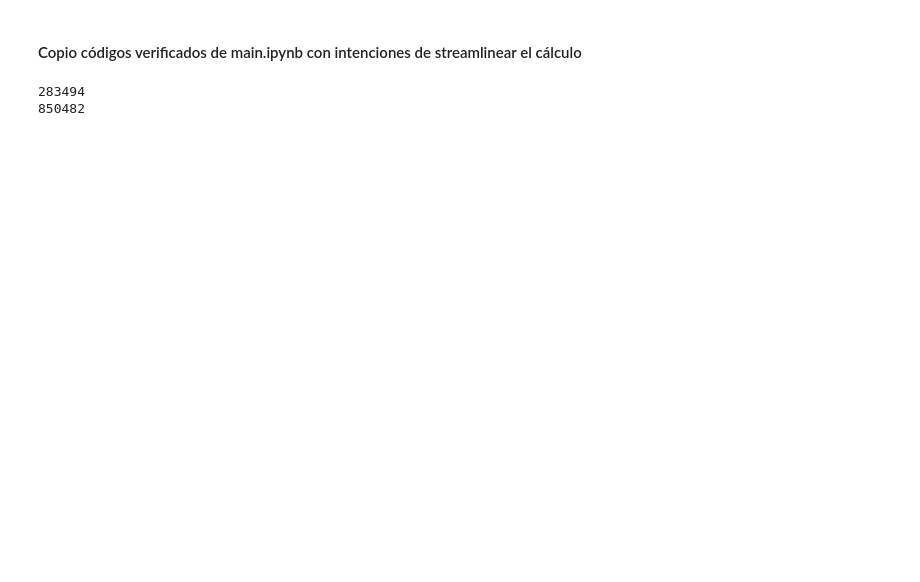
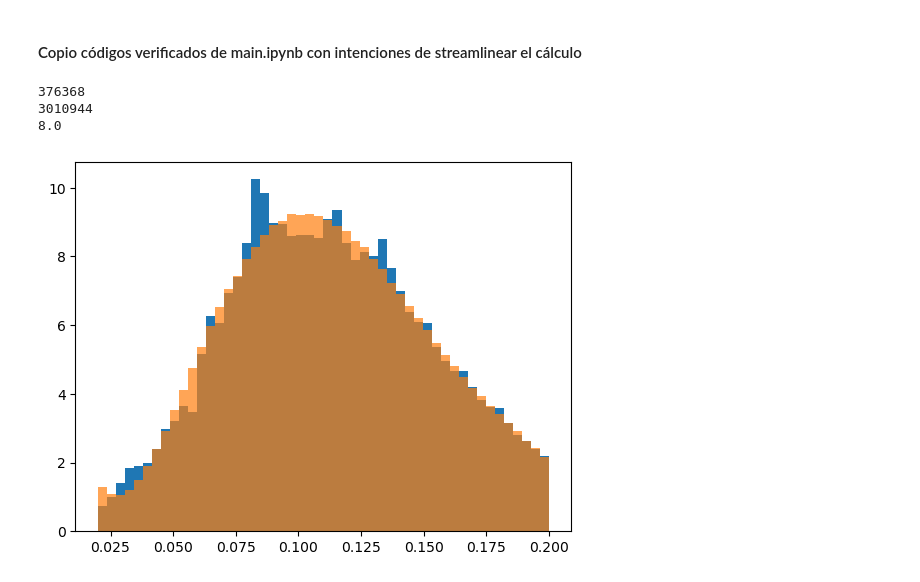
Before and after one commit to FedeDavilaKurban/filbao, a Jupyter notebook: xi_s_v2.ipynb, the cells around one changed output. Saved outputs shown, nothing was run; the diff lists cells and outputs as text; code cells hidden in the pictures; blank space fills up the shorter version.

```diff
--- a/xi_s_v2.ipynb
+++ b/xi_s_v2.ipynb
@@ -14,13 +14,13 @@ def build_cdf_from_parabola(data, vmin, vmax, num_points=10000):
     bin_centers = 0.5 * (bin_edges[:-1] + bin_edges[1:])
 
     # Fit a parabola (second-degree polynomial) to the histogram
-    poly = Polynomial.fit(bin_centers, hist, deg=2)
+    poly = Polynomial.fit(bin_centers, hist, deg=5)
     z_vals = np.linspace(vmin, vmax, num_points)
     pdf_vals = poly(z_vals)
 
     # Ensure the PDF is positive and normalized
     pdf_vals = np.clip(pdf_vals, a_min=0, a_max=None)
-    pdf_vals /= np.trapz(pdf_vals, z_vals)  # Normalize the PDF
+    pdf_vals /= np.trapezoid(pdf_vals, z_vals)  # Normalize the PDF
 
     # Build the CDF
     cdf_vals = np.cumsum(pdf_vals) * (z_vals[1] - z_vals[0])
@@ -47,7 +47,7 @@ def generate_random_catalogue(ra,dec,redshift,nside,nrand):
     # Mark these pixels as valid
     mask[pixels] = 1
 
-    num_randoms = int(10e7)  # Number of random points
+    num_randoms = int(5e7)  # Number of random points
 
     # Generate uniform random RA, Dec
     ra_random = np.random.uniform(0, 360, num_randoms)  # RA: 0 to 360 degrees
@@ -82,11 +82,12 @@ def generate_random_catalogue(ra,dec,redshift,nside,nrand):
 
     print(len(ra))
     print(len(random_data))
+    print(len(random_data)/len(ra))
 
     return random_data
 
 # Load galaxy data
-zmin, zmax = 0.05, 0.15
+zmin, zmax = 0.02, 0.2
 cat_sdss = pd.read_csv('../data/sdss_zmin_0.000_zmax_0.300_sigma_5.0.csv')
 cat_sdss  = cat_sdss[(cat_sdss["red"] >= zmin)*(cat_sdss["red"] <= zmax)]
 cat_sdss = cat_sdss[cat_sdss['mag_abs_r']<-20.5]
@@ -97,13 +98,20 @@ redshift = cat_sdss['red'].values # Redshift
 
 # Set the resolution (nside)
 nside = 128  # Approx 55 arcmin resolution (adjust as needed)
-nrand = 3 # Times the size of the data
+nrand = 8 # Times the size of the data
 
 random_data = generate_random_catalogue(ra,dec,redshift,nside,nrand)
-random_data.to_csv(f'../data/random_sample_healpy_{nside}_{len(random_data)}.csv', index=False)
+#random_data.to_csv(f'../data/random_sample_healpy_{nside}_{len(random_data)}.csv', index=False)
 # %% [output]
-283494
-850482
+376368
+3010944
+8.0
+# %%
+plt.hist(cat_sdss['red'],bins=50,density=True)
+plt.hist(random_data['red'],bins=50,density=True,alpha=.7)
+plt.show()
+# %% [output]
+[figure, added]
 # %%
 ######################
 minsep = 10.      # Min theta
```
Also changed, not shown: parts of 6 cells of this notebook, 1 other file.
